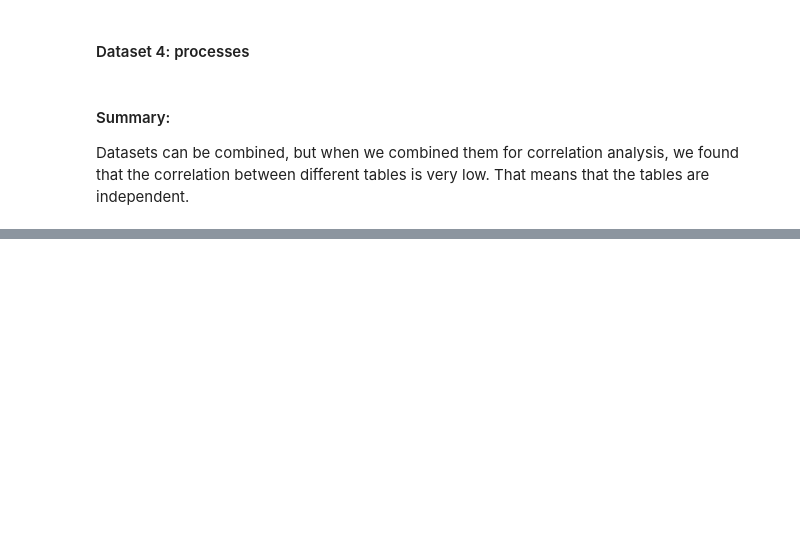
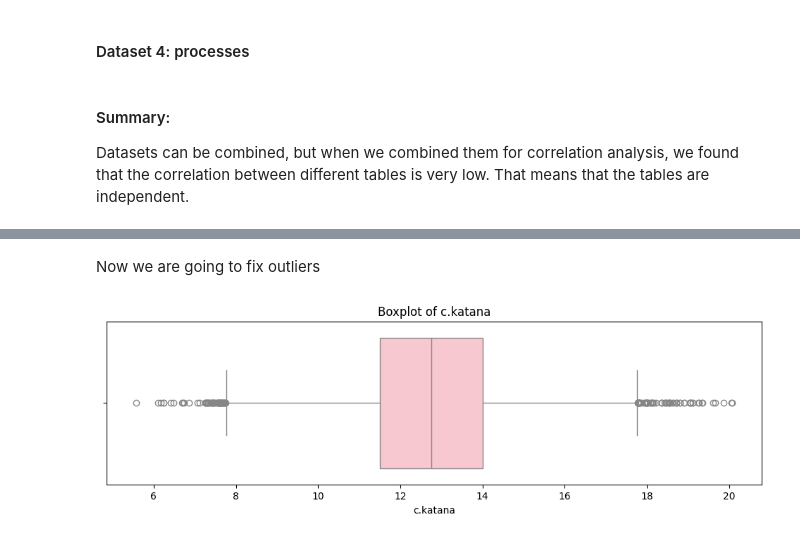
Before and after one commit to myrres0/IAU-2024, a Jupyter notebook: phase-1.ipynb, the cells around one changed output, grey strips where cells are left out. Saved outputs shown, nothing was run; the diff lists cells and outputs as text; code cells hidden in the pictures; blank space fills up the shorter version.

```diff
--- a/phase-1.ipynb
+++ b/phase-1.ipynb
@@ -760,0 +878,10 @@ Datasets can be combined, but when we combined them for correlation analysis, we
+# %% [markdown]
+Now we are going to fix outliers
+# %%
+plt.figure(figsize=(12, 3))
+sns.boxplot(x=connections_data['c.katana'], color='pink')
+plt.title('Boxplot of c.katana')
+
+plt.show()
+# %% [output]
+[figure, added]
```
Also changed, not shown: parts of 36 cells of this notebook.
